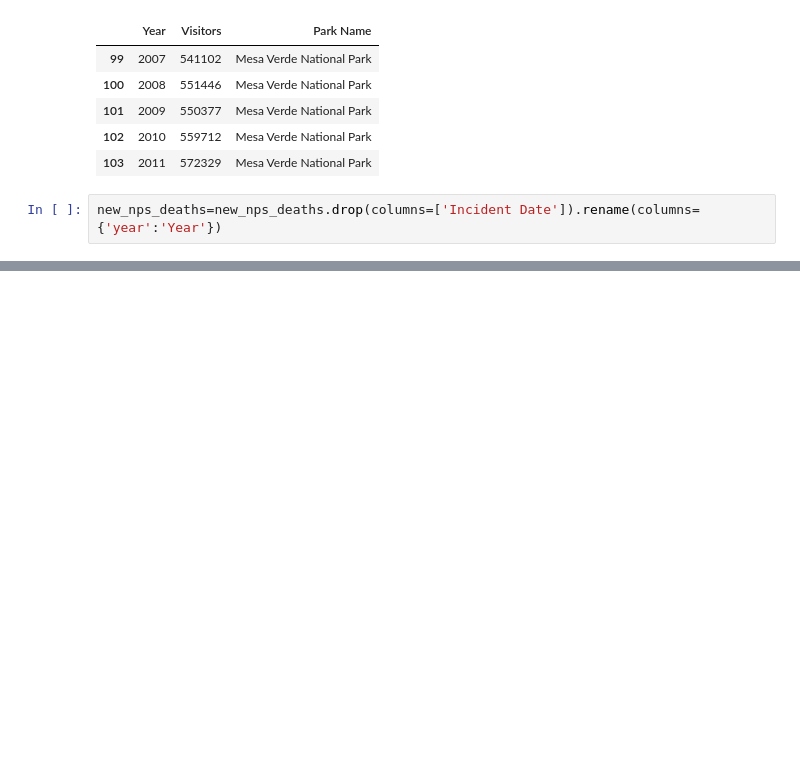
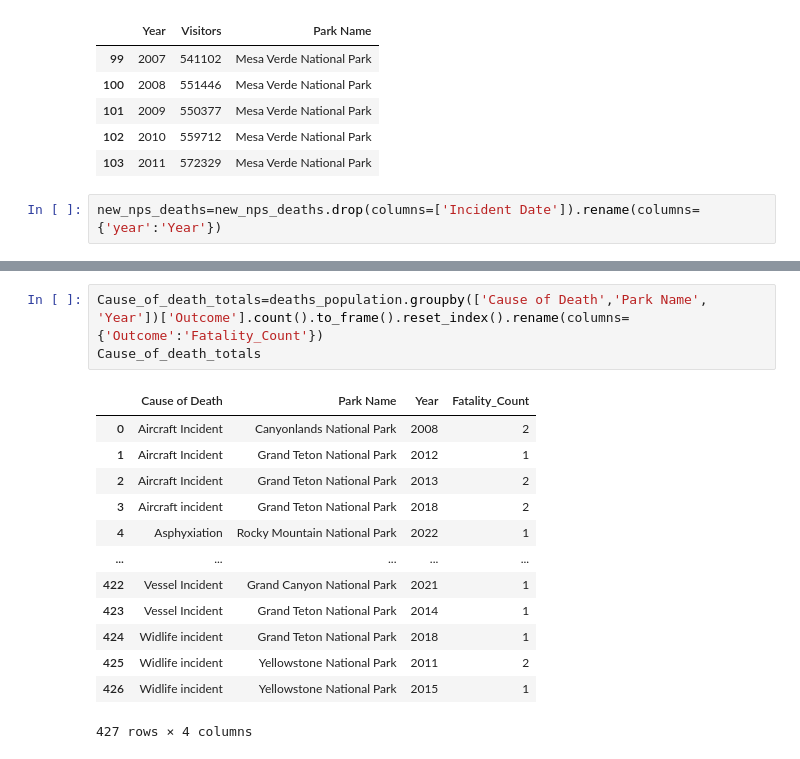
Before and after one commit to GGRAN24/Capstone_NParks, a Jupyter notebook: Capstone(a).ipynb, the cells around one changed output, grey strips where cells are left out. Drawn from its saved outputs; the diff is of its cells as text; blank space fills up the shorter version.

```diff
--- a/Capstone(a).ipynb
+++ b/Capstone(a).ipynb
@@ -522,0 +613,17 @@ SyntaxError: unmatched ']' (1890416573.py, line 1)
+# %%
+Cause_of_death_totals=deaths_population.groupby(['Cause of Death','Park Name', 'Year'])['Outcome'].count().to_frame().reset_index().rename(columns={'Outcome':'Fatality_Count'})
+Cause_of_death_totals
+# %% [output]
+|  | Cause of Death | Park Name | Year | Fatality_Count |
+| 0 | Aircraft Incident | Canyonlands National Park | 2008 | 2 |
+| 1 | Aircraft Incident | Grand Teton National Park | 2012 | 1 |
+| 2 | Aircraft Incident | Grand Teton National Park | 2013 | 2 |
+| 3 | Aircraft incident | Grand Teton National Park | 2018 | 2 |
+| 4 | Asphyxiation | Rocky Mountain National Park | 2022 | 1 |
+| ... | ... | ... | ... | ... |
+| 422 | Vessel Incident | Grand Canyon National Park | 2021 | 1 |
+| 423 | Vessel Incident | Grand Teton National Park | 2014 | 1 |
+| 424 | Widlife incident | Grand Teton National Park | 2018 | 1 |
+| 425 | Widlife incident | Yellowstone National Park | 2011 | 2 |
+| 426 | Widlife incident | Yellowstone National Park | 2015 | 1 |
+427 rows × 4 columns
```
Also changed, not shown: parts of 10 cells of this notebook, 1 other file.
